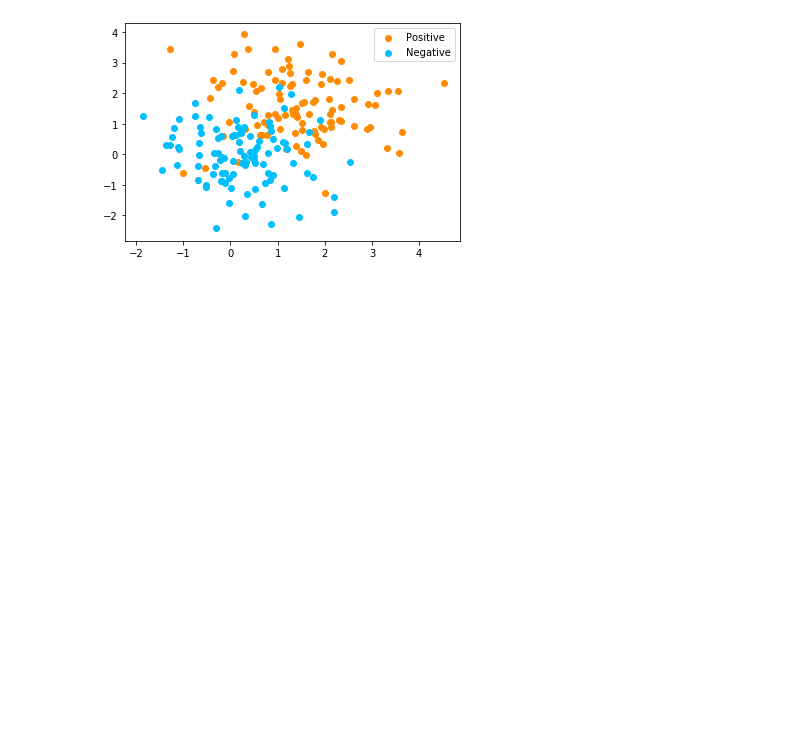
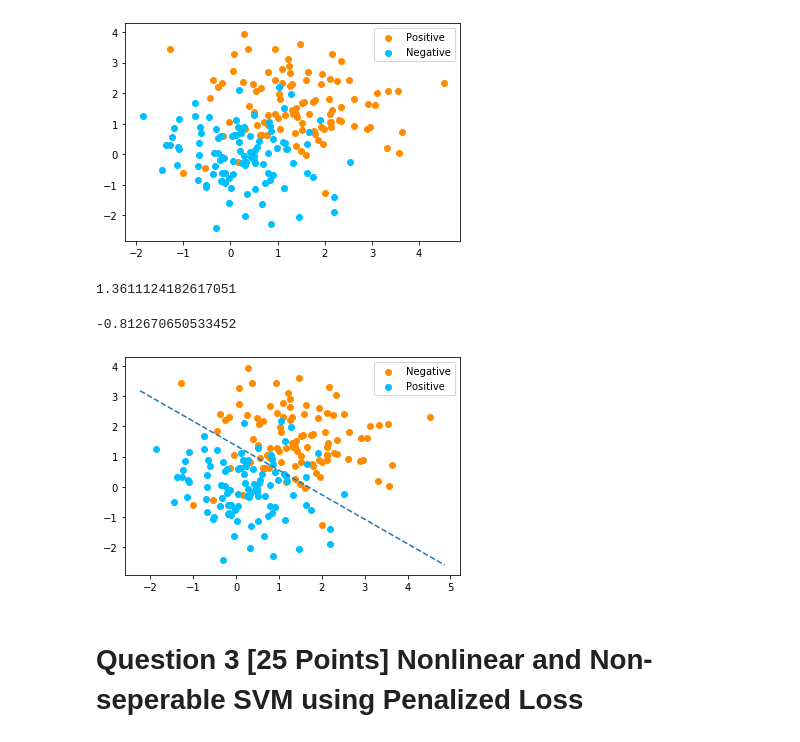
Before and after one commit to edgar971/cs598-stats, a Jupyter notebook: week-10/HW6_edgarsp2.ipynb, the cells around one changed output. Cells and saved outputs as stored; diff of their text form; code cells hidden in the pictures; blank space fills up the shorter version.

```diff
--- a/week-10/HW6_edgarsp2.ipynb
+++ b/week-10/HW6_edgarsp2.ipynb
@@ -115,0 +121,38 @@ def loss():
+# %%
+def loss(b, x, y):
+    return np.sum(
+        np.log(
+            1+np.exp(
+                -y*
+                (b[0]+np.dot(x,np.array([b[1],b[2]])))
+            ))
+    )+0.5*(np.power(b[0],2)+np.power(b[1],2)+np.power(b[2],2))
+# %%
+results = minimize(loss, (1,1,1), args=(x,y))
+# %%
+intercept = -results['x'][0]/results['x'][2]
+# %%
+slope = -results['x'][1]/results['x'][2]
+# %%
+intercept
+# %% [output]
+1.3611124182617051
+# %%
+slope
+# %% [output]
+-0.812670650533452
+# %%
+fig, ax = plt.subplots()
+plot_data_with_labels(x, y, ax)
+
+axes = plt.gca()
+x_vals = np.array(axes.get_xlim())
+y_vals = intercept + slope * x_vals
+ax.plot(x_vals, y_vals, '--')
+
+plt.legend()
+plt.show()
+# %% [output]
+[figure, added]
+# %% [markdown]
+# Question 3 [25 Points] Nonlinear and Non-seperable SVM using Penalized Loss
```
Also changed, not shown: parts of 22 cells of this notebook, 11 other files.
